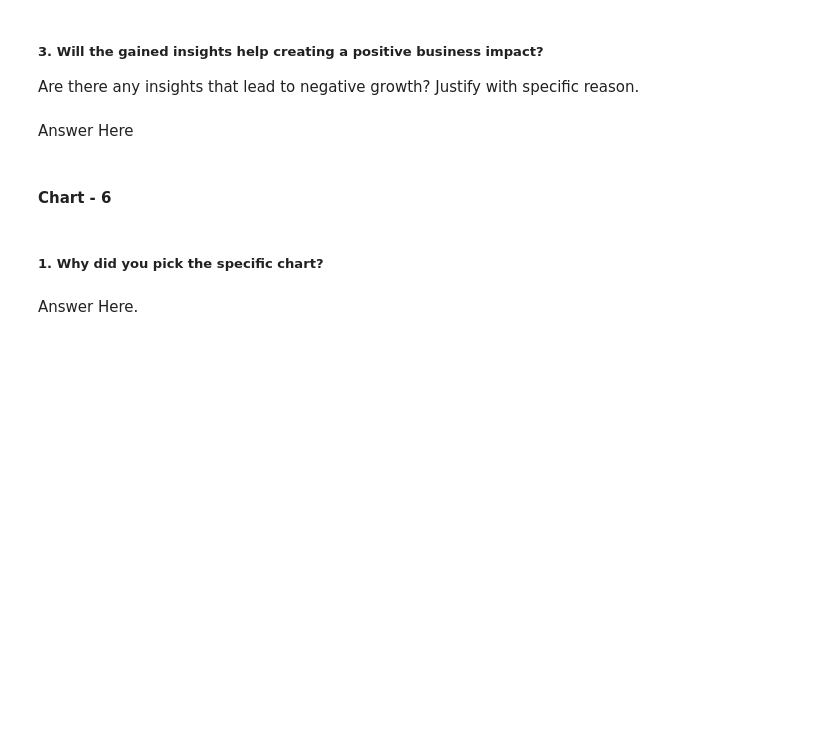
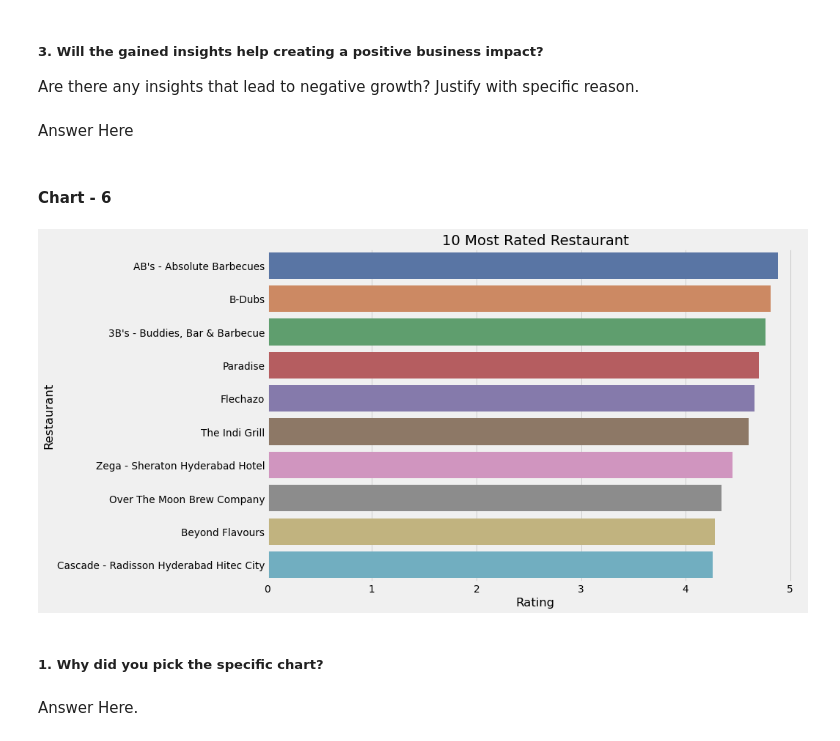
Before and after one commit to kumarabhinavthakur274/Zomato-Restaurant-Clustering-And-Sentiment-Analysis, a Jupyter notebook: Kumar_Abhinav_Zomato_Restaurant_Clustering_And_Sentiment_Analysis.ipynb, the cells around one changed output. Saved outputs shown, nothing was run; the diff lists cells and outputs as text; code cells hidden in the pictures; blank space fills up the shorter version.

```diff
--- a/Kumar_Abhinav_Zomato_Restaurant_Clustering_And_Sentiment_Analysis.ipynb
+++ b/Kumar_Abhinav_Zomato_Restaurant_Clustering_And_Sentiment_Analysis.ipynb
@@ -628,3 +670,12 @@ Answer Here
+# %%
+#Will check best restaurants in terms of rating
+top_restaurants= df2.groupby(['Restaurant'])['Rating'].mean().sort_values(ascending=False).reset_index()
+sns.barplot(x='Rating', y='Restaurant', data=top_restaurants.sort_values(ascending=False, by='Rating')[:10],palette ='deep' )
+plt.title('10 Most Rated Restaurant')
+
+plt.show()
+# %% [output]
+[figure, added]
 # %% [markdown]
 ##### 1. Why did you pick the specific chart?
 # %% [markdown]
```
Also changed, not shown: parts of 11 cells of this notebook.
